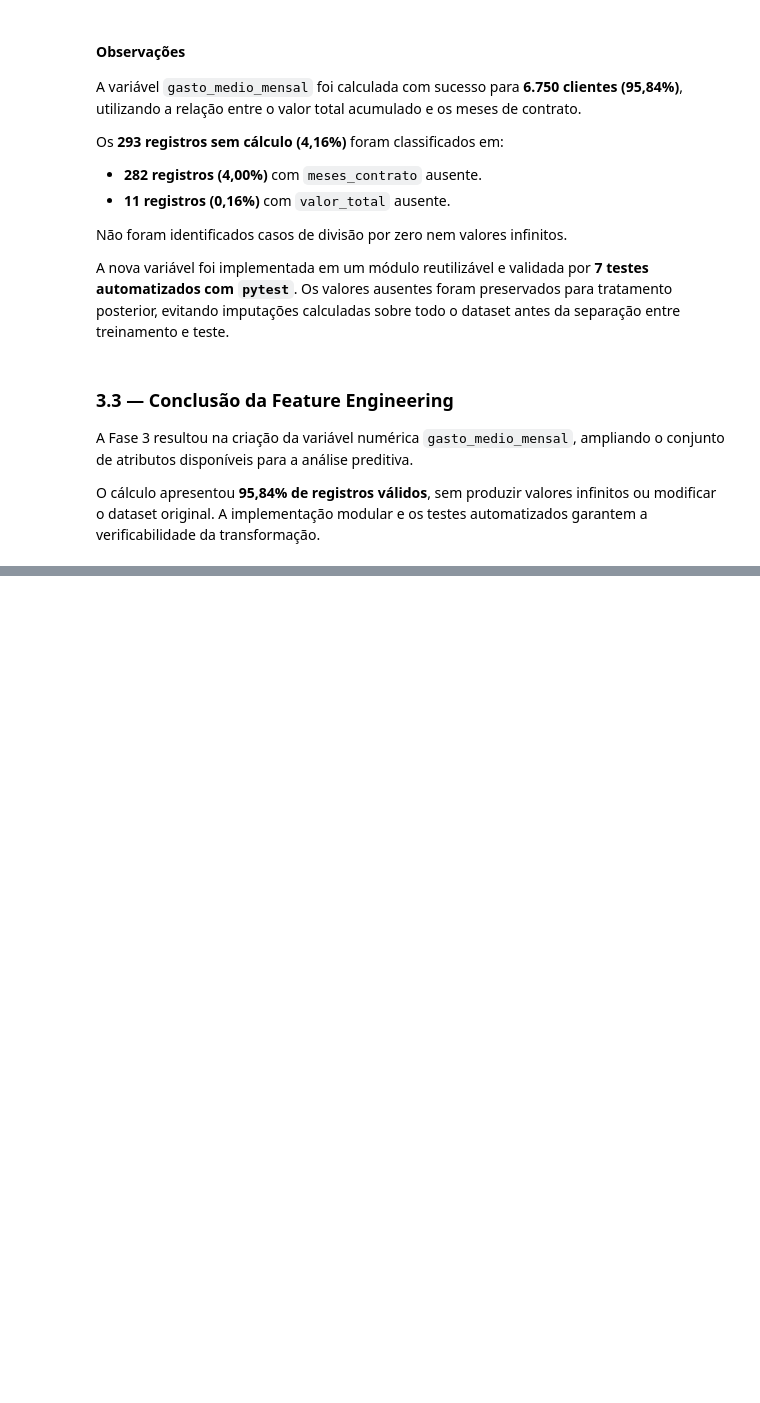
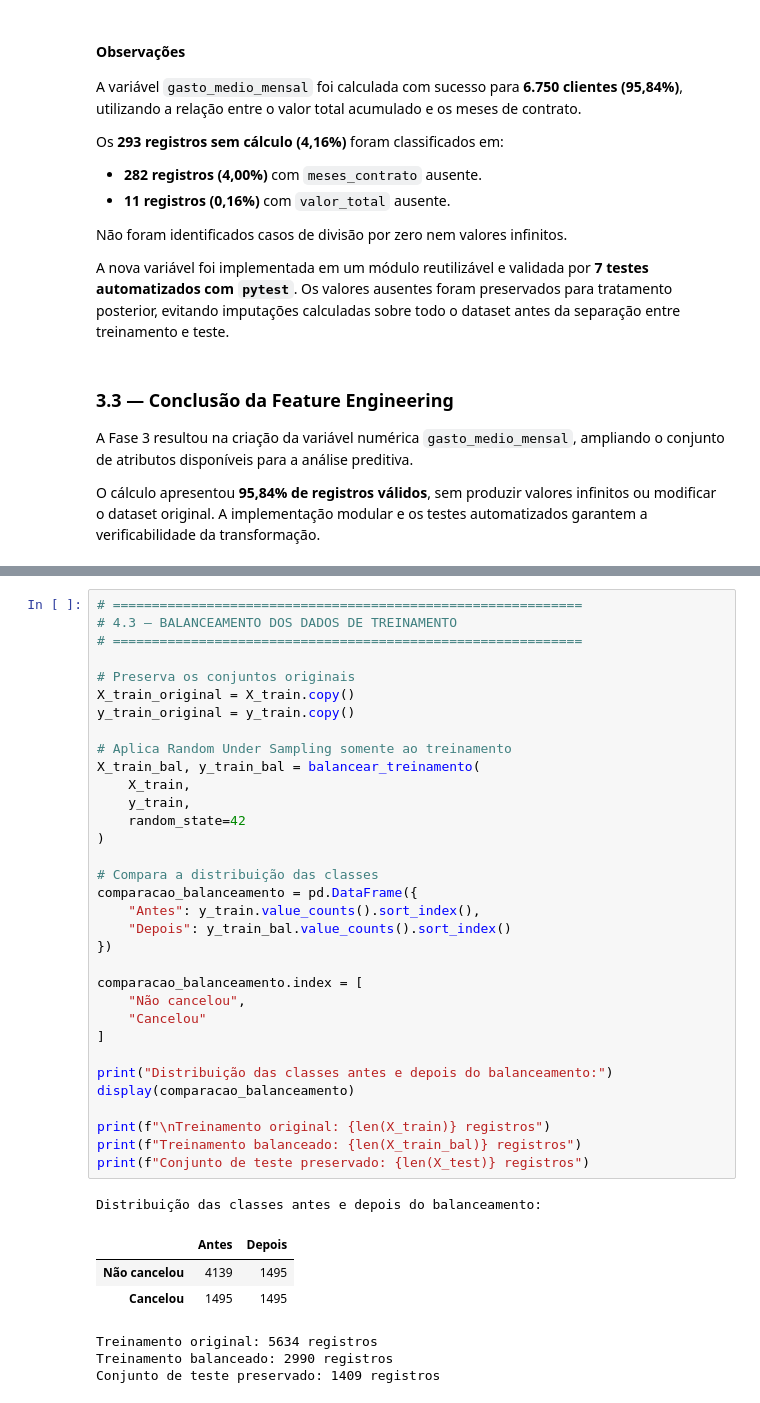
Before and after one commit to Cristina-Freitas/telecom-churn-prediction, a Jupyter notebook: notebooks/01_analise_exploratoria.ipynb, the cells around one changed output, grey strips where cells are left out. Cells and saved outputs as stored; diff of their text form; blank space fills up the shorter version.

```diff
--- a/notebooks/01_analise_exploratoria.ipynb
+++ b/notebooks/01_analise_exploratoria.ipynb
@@ -998,0 +1135,41 @@ O cálculo apresentou **95,84% de registros válidos**, sem produzir valores inf
+# %%
+# ============================================================
+# 4.3 — BALANCEAMENTO DOS DADOS DE TREINAMENTO
+# ============================================================
+
+# Preserva os conjuntos originais
+X_train_original = X_train.copy()
+y_train_original = y_train.copy()
+
+# Aplica Random Under Sampling somente ao treinamento
+X_train_bal, y_train_bal = balancear_treinamento(
+    X_train,
+    y_train,
+    random_state=42
+)
+
+# Compara a distribuição das classes
+comparacao_balanceamento = pd.DataFrame({
+    "Antes": y_train.value_counts().sort_index(),
+    "Depois": y_train_bal.value_counts().sort_index()
+})
+
+comparacao_balanceamento.index = [
+    "Não cancelou",
+    "Cancelou"
+]
+
+print("Distribuição das classes antes e depois do balanceamento:")
+display(comparacao_balanceamento)
+
+print(f"\nTreinamento original: {len(X_train)} registros")
+print(f"Treinamento balanceado: {len(X_train_bal)} registros")
+print(f"Conjunto de teste preservado: {len(X_test)} registros")
+# %% [output]
+Distribuição das classes antes e depois do balanceamento:
+|  | Antes | Depois |
+| Não cancelou | 4139 | 1495 |
+| Cancelou | 1495 | 1495 |
+Treinamento original: 5634 registros
+Treinamento balanceado: 2990 registros
+Conjunto de teste preservado: 1409 registros
```
Also changed, not shown: parts of 11 cells of this notebook, 5 other files.
